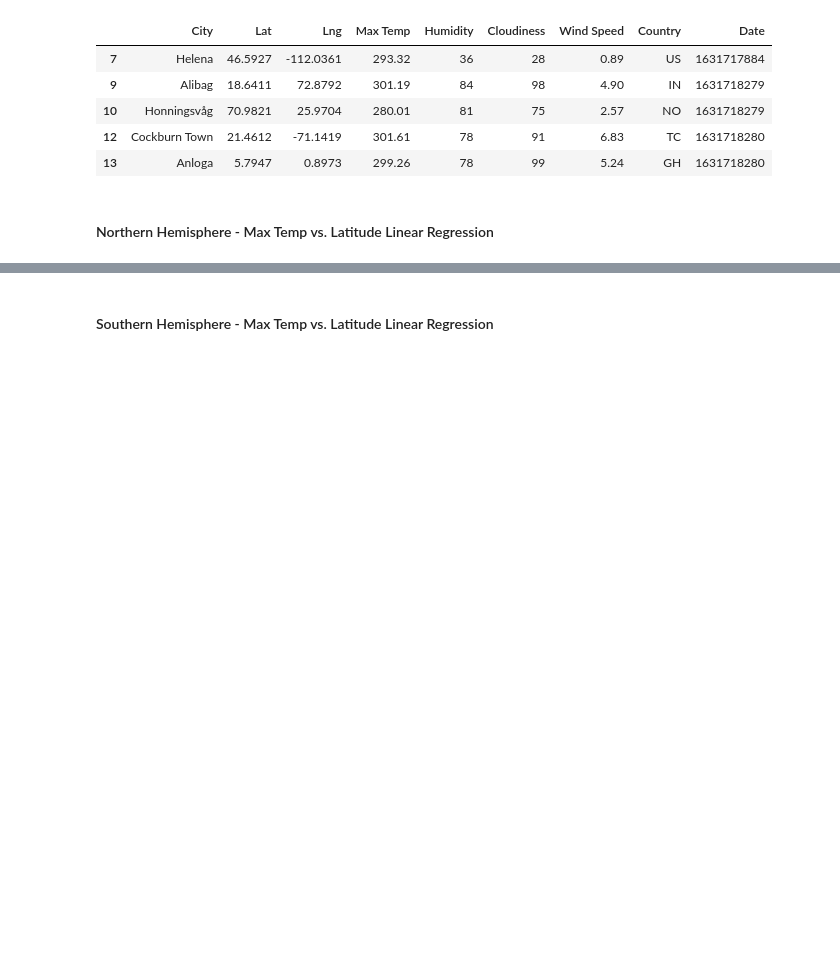
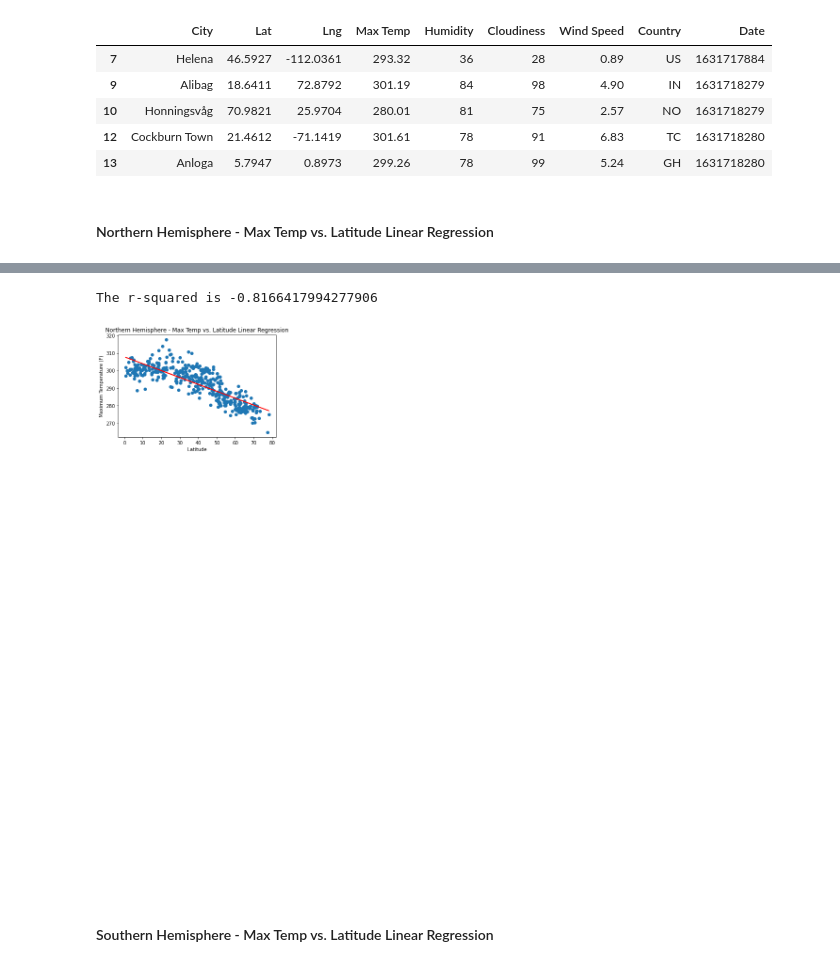
Before and after one commit to Bgood524/Python_API_Challenge, a Jupyter notebook: WeatherPy/WeatherPy.ipynb, the cells around one changed output, grey strips where cells are left out. Saved outputs shown, nothing was run; the diff lists cells and outputs as text; code cells hidden in the pictures; blank space fills up the shorter version.

Commit message:
begun completing and plotting various linear regressions and calculating r values for northern and hemisphere statistics

```diff
--- a/WeatherPy/WeatherPy.ipynb
+++ b/WeatherPy/WeatherPy.ipynb
@@ -320,2 +316,19 @@ The r-value is: 0.46937863826630627
+# %%
+xaxis = northern_df['Lat']
+yaxis = northern_df['Max Temp']
+(slope, intercept, rvalue, pvalue, stderr) = linregress(xaxis, yaxis)
+regress_values = xaxis * slope + intercept
+line_eq = "y = " + str(round(slope,2)) + "x + " + str(round(intercept,2))
+plt.scatter(xaxis,yaxis)
+plt.plot(xaxis,regress_values,"r-")
+plt.annotate(line_eq,(6,10),fontsize=15,color="red")
+plt.xlabel('Latitude')
+plt.ylabel('Maximum Temperature (F)')
+plt.title(f'Northern Hemisphere - Max Temp vs. Latitude Linear Regression')
+print(f"The r-squared is {rvalue}")
+plt.show()
+# %% [output]
+The r-squared is -0.8166417994277906
+[figure, added]
 # %% [markdown]
 ####  Southern Hemisphere - Max Temp vs. Latitude Linear Regression
```
Also changed, not shown: parts of 5 cells of this notebook.
